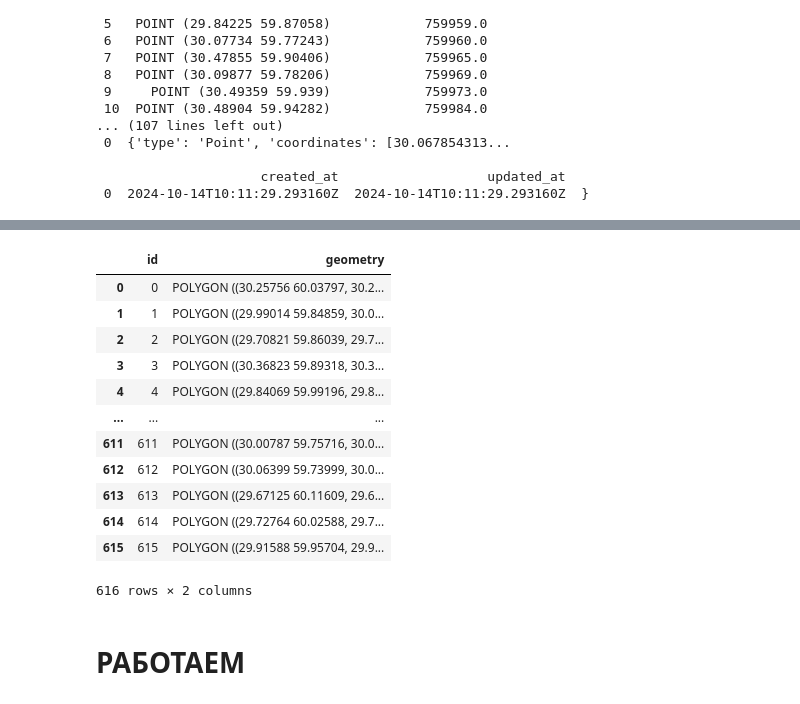
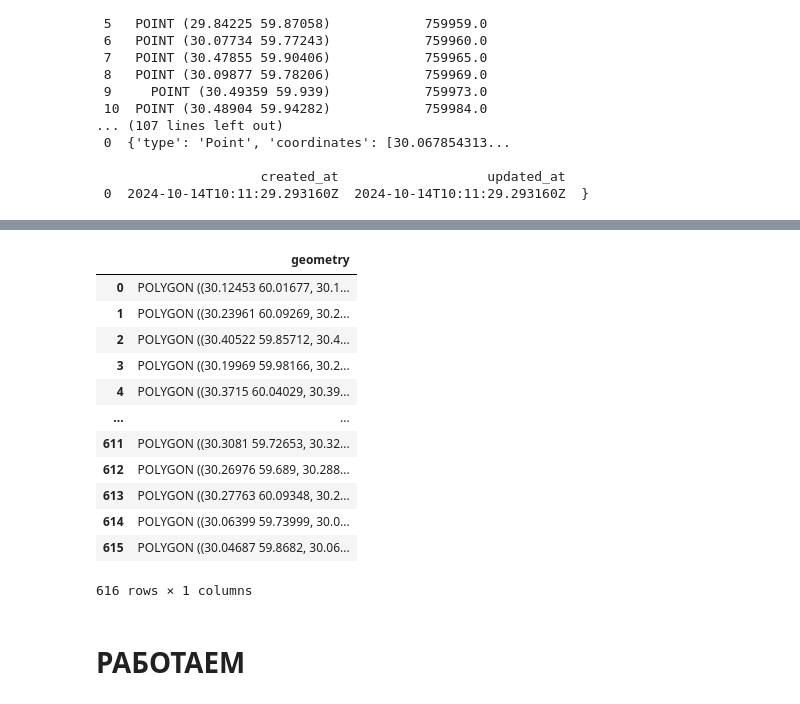
Before and after one commit to Mvin8/PopFrame2, a Jupyter notebook: examples/engineer.ipynb, the cells around one changed output, grey strips where cells are left out. Saved outputs shown, nothing was run; the diff lists cells and outputs as text; code cells hidden in the pictures.

```diff
--- a/examples/engineer.ipynb
+++ b/examples/engineer.ipynb
@@ -148,20 +159,20 @@ combined_gdf
 # %%
-spb_hex = gpd.read_file('/home/mvin/PopFrame/examples/data/spb_hex.geojson')
+spb_hex = gpd.read_file('data/spb_hex.geojson')
 spb_hex
 # %% [output]
-|  | id | geometry |
-| 0 | 0 | POLYGON ((30.25756 60.03797, 30.2... |
-| 1 | 1 | POLYGON ((29.99014 59.84859, 30.0... |
-| 2 | 2 | POLYGON ((29.70821 59.86039, 29.7... |
-| 3 | 3 | POLYGON ((30.36823 59.89318, 30.3... |
-| 4 | 4 | POLYGON ((29.84069 59.99196, 29.8... |
-| ... | ... | ... |
-| 611 | 611 | POLYGON ((30.00787 59.75716, 30.0... |
-| 612 | 612 | POLYGON ((30.06399 59.73999, 30.0... |
-| 613 | 613 | POLYGON ((29.67125 60.11609, 29.6... |
-| 614 | 614 | POLYGON ((29.72764 60.02588, 29.7... |
-| 615 | 615 | POLYGON ((29.91588 59.95704, 29.9... |
+|  | geometry |
+| 0 | POLYGON ((30.12453 60.01677, 30.1... |
+| 1 | POLYGON ((30.23961 60.09269, 30.2... |
+| 2 | POLYGON ((30.40522 59.85712, 30.4... |
+| 3 | POLYGON ((30.19969 59.98166, 30.2... |
+| 4 | POLYGON ((30.3715 60.04029, 30.39... |
+| ... | ... |
+| 611 | POLYGON ((30.3081 59.72653, 30.32... |
+| 612 | POLYGON ((30.26976 59.689, 30.288... |
+| 613 | POLYGON ((30.27763 60.09348, 30.2... |
+| 614 | POLYGON ((30.06399 59.73999, 30.0... |
+| 615 | POLYGON ((30.04687 59.8682, 30.06... |
-616 rows × 2 columns
+616 rows × 1 columns
 # %% [markdown]
 # РАБОТАЕМ
 # %%
```
Also changed, not shown: parts of 7 cells of this notebook, 5 other files.
